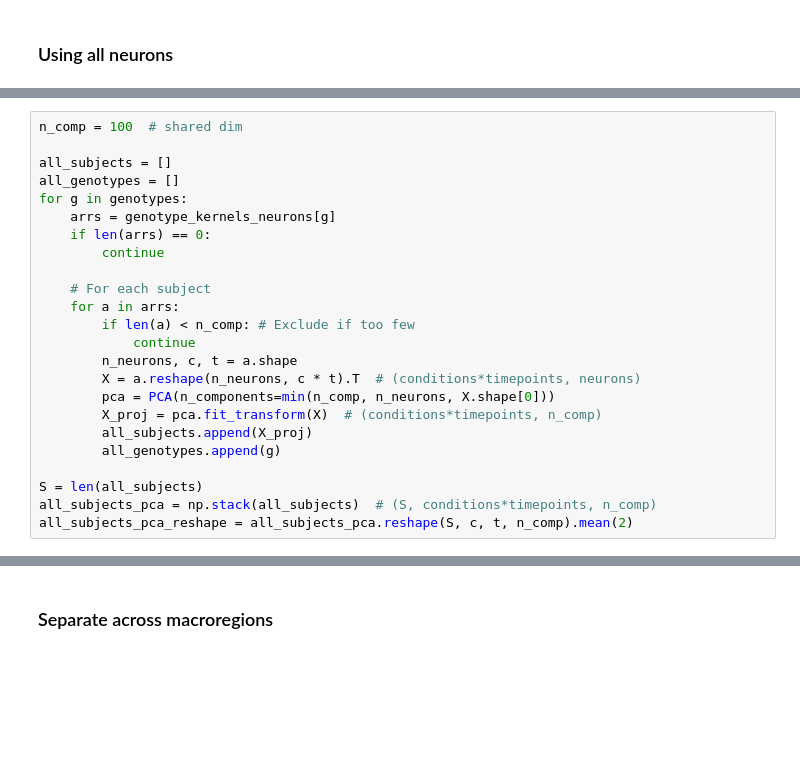
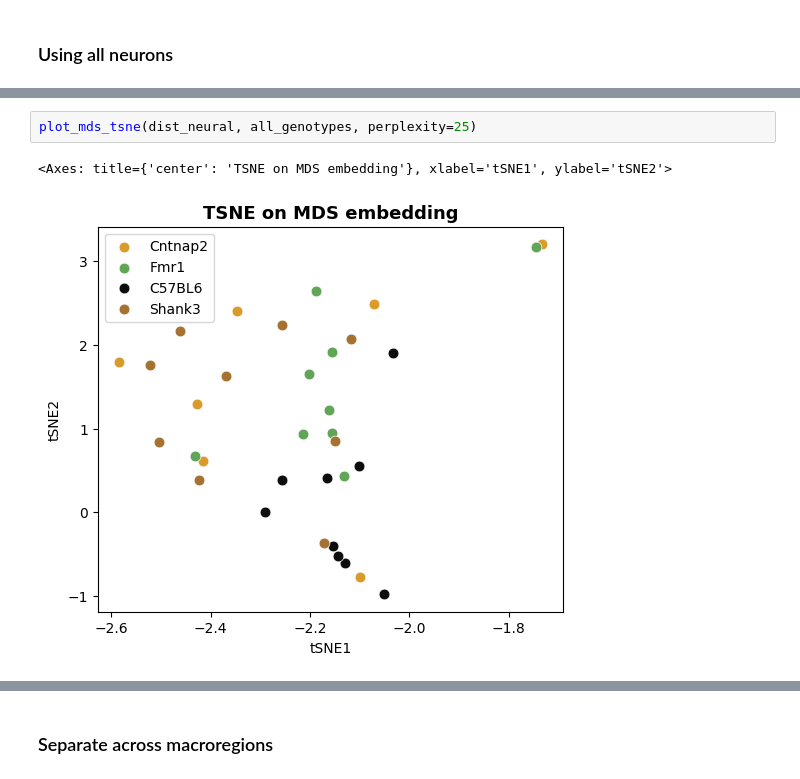
Before and after one commit to brunaafl/ShapeMetrics, a Jupyter notebook: ibl_autism/neural_genotype.ipynb, the cells around one changed output, grey strips where cells are left out. Drawn from its saved outputs; the diff is of its cells as text; blank space fills up the shorter version.

```diff
--- a/ibl_autism/neural_genotype.ipynb
+++ b/ibl_autism/neural_genotype.ipynb
@@ -361,24 +440,0 @@ plot_mds_pca(dist_neural, all_genotypes)
-# %%
-n_comp = 100  # shared dim
-
-all_subjects = []
-all_genotypes = []
-for g in genotypes:
-    arrs = genotype_kernels_neurons[g]
-    if len(arrs) == 0:
-        continue
-
-    # For each subject
-    for a in arrs:
-        if len(a) < n_comp: # Exclude if too few
-            continue
-        n_neurons, c, t = a.shape
-        X = a.reshape(n_neurons, c * t).T  # (conditions*timepoints, neurons)
-        pca = PCA(n_components=min(n_comp, n_neurons, X.shape[0]))
-        X_proj = pca.fit_transform(X)  # (conditions*timepoints, n_comp)
-        all_subjects.append(X_proj)
-        all_genotypes.append(g)
-
-S = len(all_subjects)
-all_subjects_pca = np.stack(all_subjects)  # (S, conditions*timepoints, n_comp)
-all_subjects_pca_reshape = all_subjects_pca.reshape(S, c, t, n_comp).mean(2)
@@ -419,0 +441,5 @@ plot_mds_pca(dist_neural_pca, all_genotypes)
+# %%
+plot_mds_tsne(dist_neural, all_genotypes, perplexity=25)
+# %% [output]
+<Axes: title={'center': 'TSNE on MDS embedding'}, xlabel='tSNE1', ylabel='tSNE2'>
+[figure, added]
```
Also changed, not shown: parts of 47 cells of this notebook, 2 other files.
